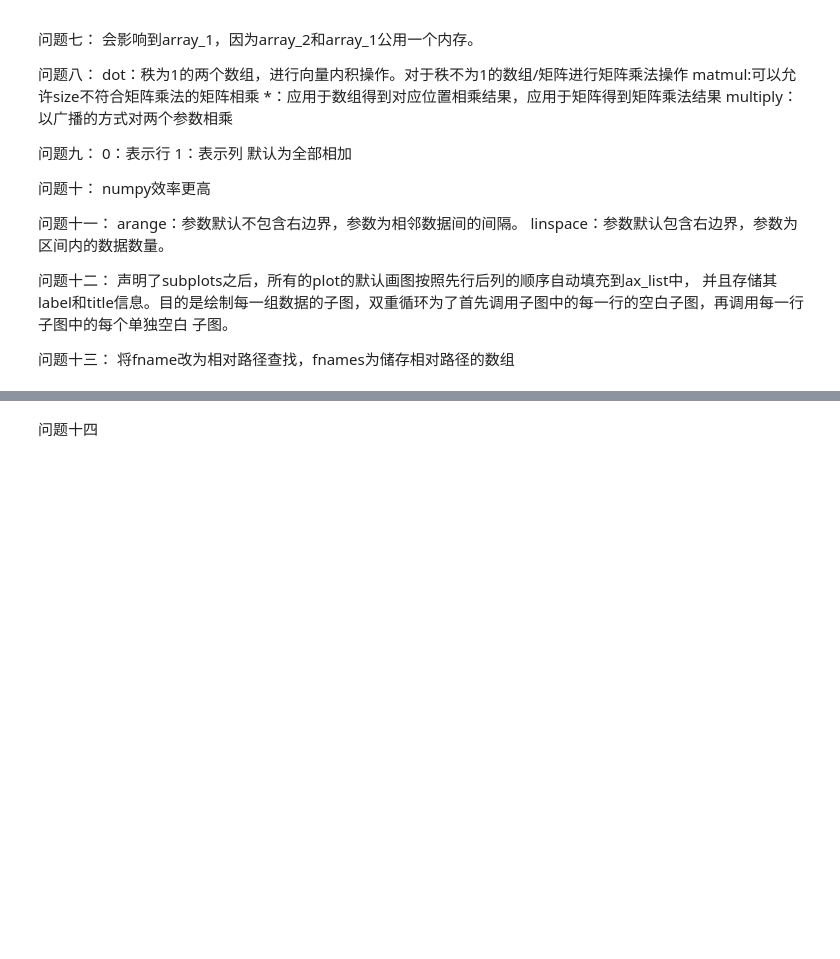
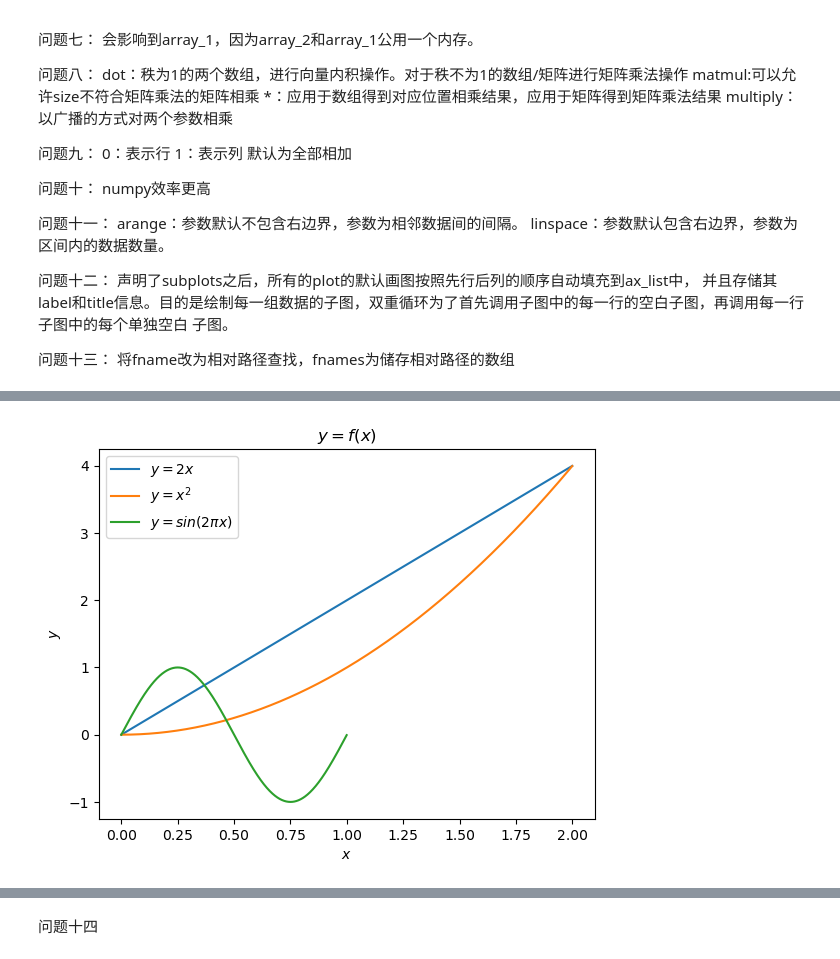
Before and after one commit to cyy603/MyPython, a Jupyter notebook: SDM374/Week1/Q1.ipynb, the cells around one changed output, grey strips where cells are left out. Cells and saved outputs as stored; diff of their text form; code cells hidden in the pictures; blank space fills up the shorter version.

```diff
--- a/SDM374/Week1/Q1.ipynb
+++ b/SDM374/Week1/Q1.ipynb
@@ -60,0 +453,19 @@ import matplotlib.pyplot as plt
+# %%
+import numpy as np
+import matplotlib.pyplot as plt
+x1_values = np.arange (0, 2, 0.001) # x轴上均匀采样
+x2_values = x1_values[0:int(1/0.001)]
+
+y1_values = x1_values * 2
+y2_values = x1_values ** 2
+y3_values = np.sin(2*np.pi*x2_values)
+plt.plot(x1_values,y1_values,label= '$y=2x$')
+plt.plot(x1_values,y2_values,label= '$y=x^2$')
+plt.plot(x2_values,y3_values,label= '$y=sin(2\pi x)$')
+plt.legend()
+plt.xlabel('$x$')
+plt.ylabel('$y$')
+plt.title('$y=f(x)$')
+plt.show()
+# %% [output]
+[figure, added]
```
Also changed, not shown: parts of 37 cells of this notebook.
